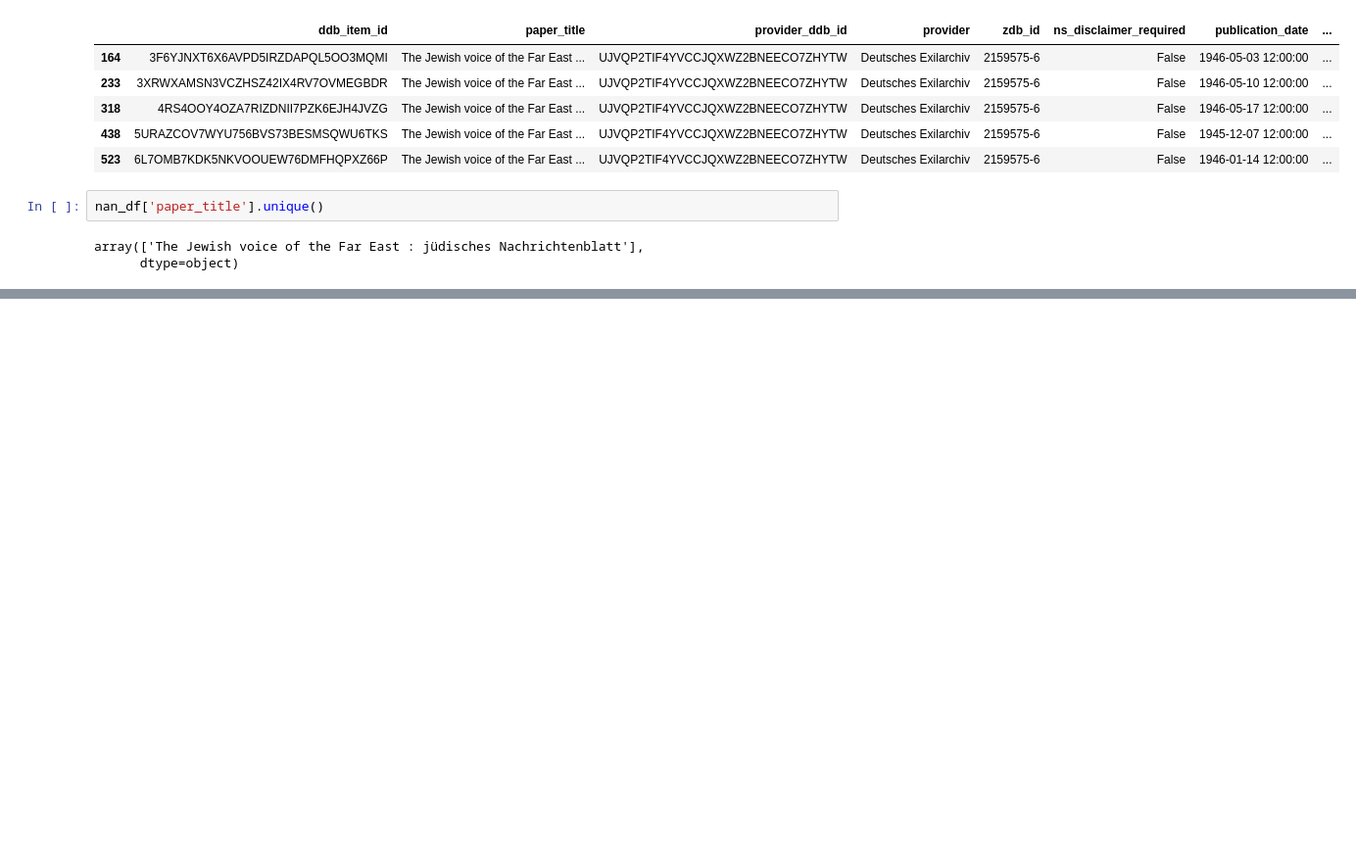
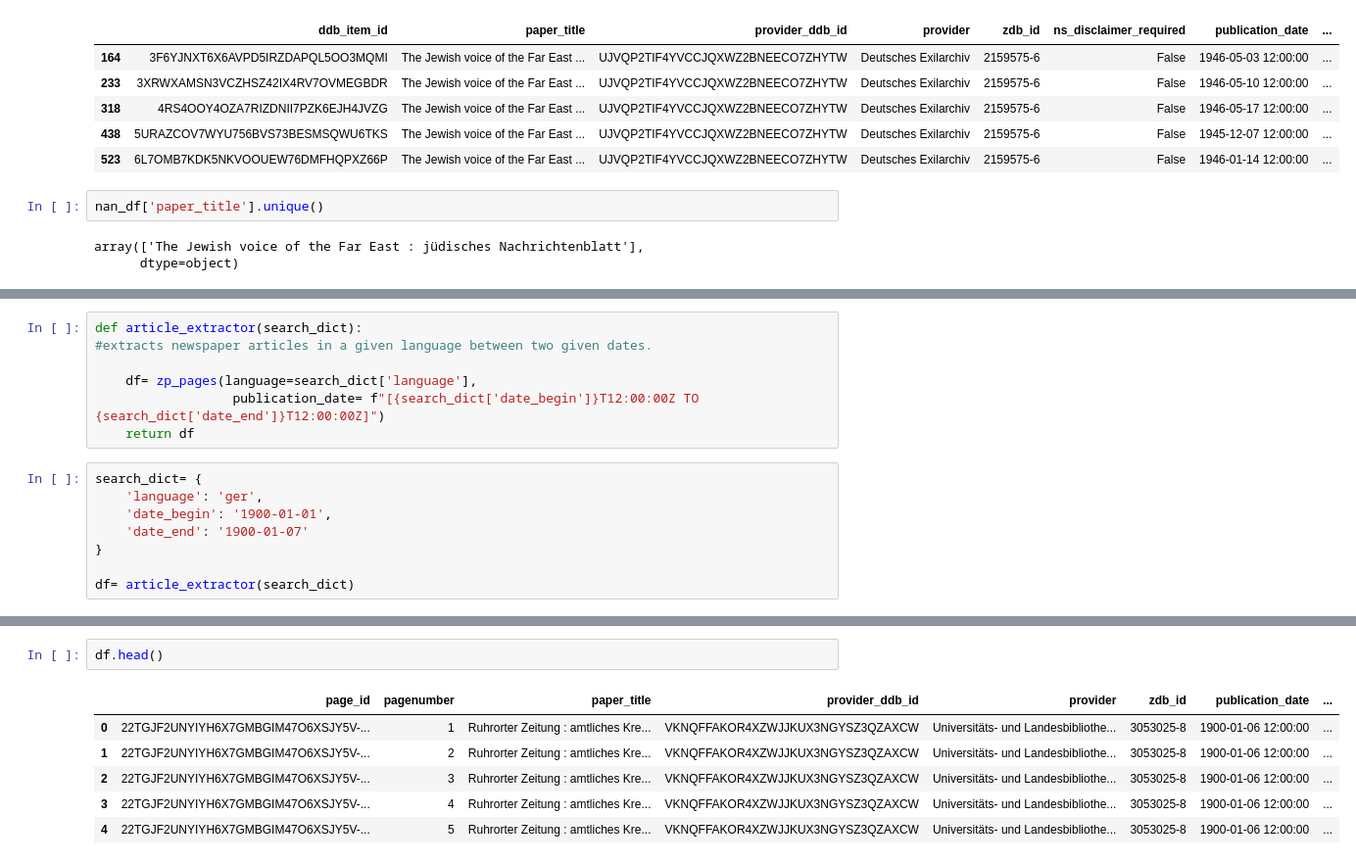
Before and after one commit to HERMES-DKZ/data_challenges_data_carpentries, a Jupyter notebook: data_challenges/zeitungsportal_exploration.ipynb, the cells around one changed output, grey strips where cells are left out. Shown at 98% size. Cells and saved outputs as stored; diff of their text form; blank space fills up the shorter version.

Commit message:
added the functions for data extraction for the challenge

```diff
--- a/data_challenges/zeitungsportal_exploration.ipynb
+++ b/data_challenges/zeitungsportal_exploration.ipynb
@@ -375,0 +387,15 @@ array(['The Jewish voice of the Far East : jüdisches Nachrichtenblatt'],
+# %%
+def article_extractor(search_dict):
+#extracts newspaper articles in a given language between two given dates.
+
+    df= zp_pages(language=search_dict['language'],
+                  publication_date= f"[{search_dict['date_begin']}T12:00:00Z TO {search_dict['date_end']}T12:00:00Z]")
+    return df
+# %%
+search_dict= {
+    'language': 'ger',
+    'date_begin': '1900-01-01',
+    'date_end': '1900-01-07'
+}
+
+df= article_extractor(search_dict)
@@ -375,0 +410,9 @@ array(['The Jewish voice of the Far East : jüdisches Nachrichtenblatt'],
+# %%
+df.head()
+# %% [output]
+|  | page_id | pagenumber | paper_title | provider_ddb_id | provider | zdb_id | publication_date | ... |
+| 0 | 22TGJF2UNYIYH6X7GMBGIM47O6XSJY5V-... | 1 | Ruhrorter Zeitung : amtliches Kre... | VKNQFFAKOR4XZWJJKUX3NGYSZ3QZAXCW | Universitäts- und Landesbibliothe... | 3053025-8 | 1900-01-06 12:00:00 | ... |
+| 1 | 22TGJF2UNYIYH6X7GMBGIM47O6XSJY5V-... | 2 | Ruhrorter Zeitung : amtliches Kre... | VKNQFFAKOR4XZWJJKUX3NGYSZ3QZAXCW | Universitäts- und Landesbibliothe... | 3053025-8 | 1900-01-06 12:00:00 | ... |
+| 2 | 22TGJF2UNYIYH6X7GMBGIM47O6XSJY5V-... | 3 | Ruhrorter Zeitung : amtliches Kre... | VKNQFFAKOR4XZWJJKUX3NGYSZ3QZAXCW | Universitäts- und Landesbibliothe... | 3053025-8 | 1900-01-06 12:00:00 | ... |
+| 3 | 22TGJF2UNYIYH6X7GMBGIM47O6XSJY5V-... | 4 | Ruhrorter Zeitung : amtliches Kre... | VKNQFFAKOR4XZWJJKUX3NGYSZ3QZAXCW | Universitäts- und Landesbibliothe... | 3053025-8 | 1900-01-06 12:00:00 | ... |
+| 4 | 22TGJF2UNYIYH6X7GMBGIM47O6XSJY5V-... | 5 | Ruhrorter Zeitung : amtliches Kre... | VKNQFFAKOR4XZWJJKUX3NGYSZ3QZAXCW | Universitäts- und Landesbibliothe... | 3053025-8 | 1900-01-06 12:00:00 | ... |
```
Also changed, not shown: parts of 12 cells of this notebook.
